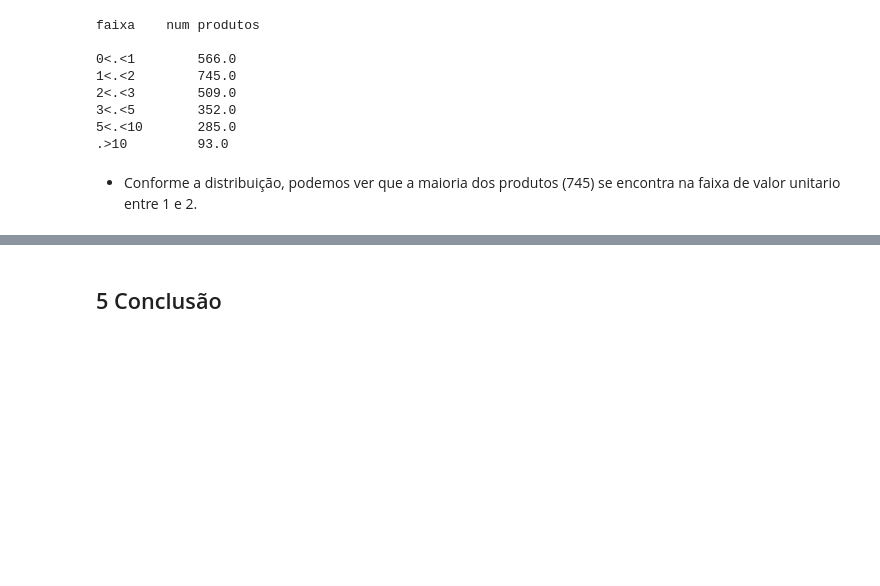
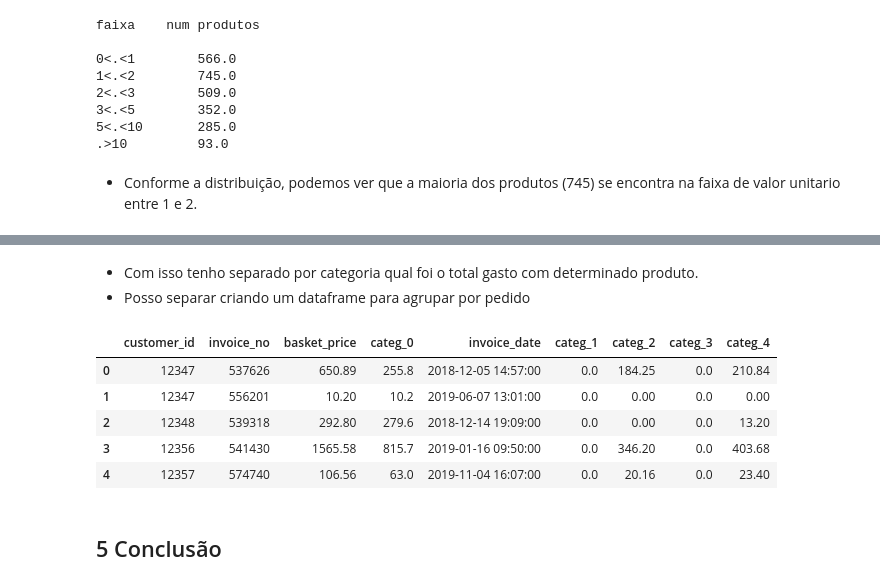
Before and after one commit to renanpan/Segmentando_clientes, a Jupyter notebook: projeto_sprint_13.ipynb, the cells around one changed output, grey strips where cells are left out. Drawn from its saved outputs; the diff is of its cells as text; code cells hidden in the pictures; blank space fills up the shorter version.

Commit message:
4.2.6 categorias de produtos

```diff
--- a/projeto_sprint_13.ipynb
+++ b/projeto_sprint_13.ipynb
@@ -1297,0 +1347,10 @@ KeyboardInterrupt:
+# %%
+for i in range(5):
+    col = 'categ_{}'.format(i)
+    df_temp = per_product_df[per_product_df['categ_product'] == i]
+    price_temp = df_temp['unit_price'] * (df_temp['quantity'])
+    price_temp = price_temp.apply(lambda x:x if x > 0 else 0)
+    per_product_df.loc[:, col] = price_temp
+    per_product_df[col].fillna(0, inplace = True)
+#__________________________________________________________________________________________________
+display(per_product_df[['invoice_no', 'description', 'categ_product', 'categ_0', 'categ_1', 'categ_2', 'categ_3','categ_4']][:5])
@@ -1298,3 +1364,29 @@ KeyboardInterrupt:
+# %% [markdown]
+- Com isso tenho separado por categoria qual foi o total gasto com determinado produto.
+- Posso separar criando um dataframe para agrupar por pedido
+# %%
+temp = per_product_df.groupby(by=['customer_id', 'invoice_no'], as_index=False)['total_spent'].sum()
+basket_price = temp.rename(columns = {'total_spent':'basket_price'})
+# %%
+for i in range(5):
+    col = 'categ_{}'.format(i)
+    temp = per_product_df.groupby(by=['customer_id', 'invoice_no'], as_index=False)[col].sum()
+    basket_price[col] = temp[col]
+# %%
+per_product_df['InvoiceDate_int'] = per_product_df['invoice_date'].astype('int64')
+temp = per_product_df.groupby(by=['customer_id', 'invoice_no'], as_index=False)['InvoiceDate_int'].mean()
+per_product_df.drop('InvoiceDate_int', axis = 1, inplace = True)
+basket_price.loc[:, 'invoice_date'] = pd.to_datetime(temp['InvoiceDate_int'])
+# %%
+basket_price = basket_price[basket_price['basket_price'] > 0]
+basket_price.sort_values('customer_id', ascending = True)[:5]
+# %% [output]
+|  | customer_id | invoice_no | basket_price | categ_0 | invoice_date | categ_1 | categ_2 | categ_3 | categ_4 |
+| 0 | 12347 | 537626 | 650.89 | 255.8 | 2018-12-05 14:57:00 | 0.0 | 184.25 | 0.0 | 210.84 |
+| 1 | 12347 | 556201 | 10.20 | 10.2 | 2019-06-07 13:01:00 | 0.0 | 0.00 | 0.0 | 0.00 |
+| 2 | 12348 | 539318 | 292.80 | 279.6 | 2018-12-14 19:09:00 | 0.0 | 0.00 | 0.0 | 13.20 |
+| 3 | 12356 | 541430 | 1565.58 | 815.7 | 2019-01-16 09:50:00 | 0.0 | 346.20 | 0.0 | 403.68 |
+| 4 | 12357 | 574740 | 106.56 | 63.0 | 2019-11-04 16:07:00 | 0.0 | 20.16 | 0.0 | 23.40 |
 # %% [markdown]
 ## 5 Conclusão
 # %% [markdown]
```
Also changed, not shown: parts of 18 cells of this notebook.
